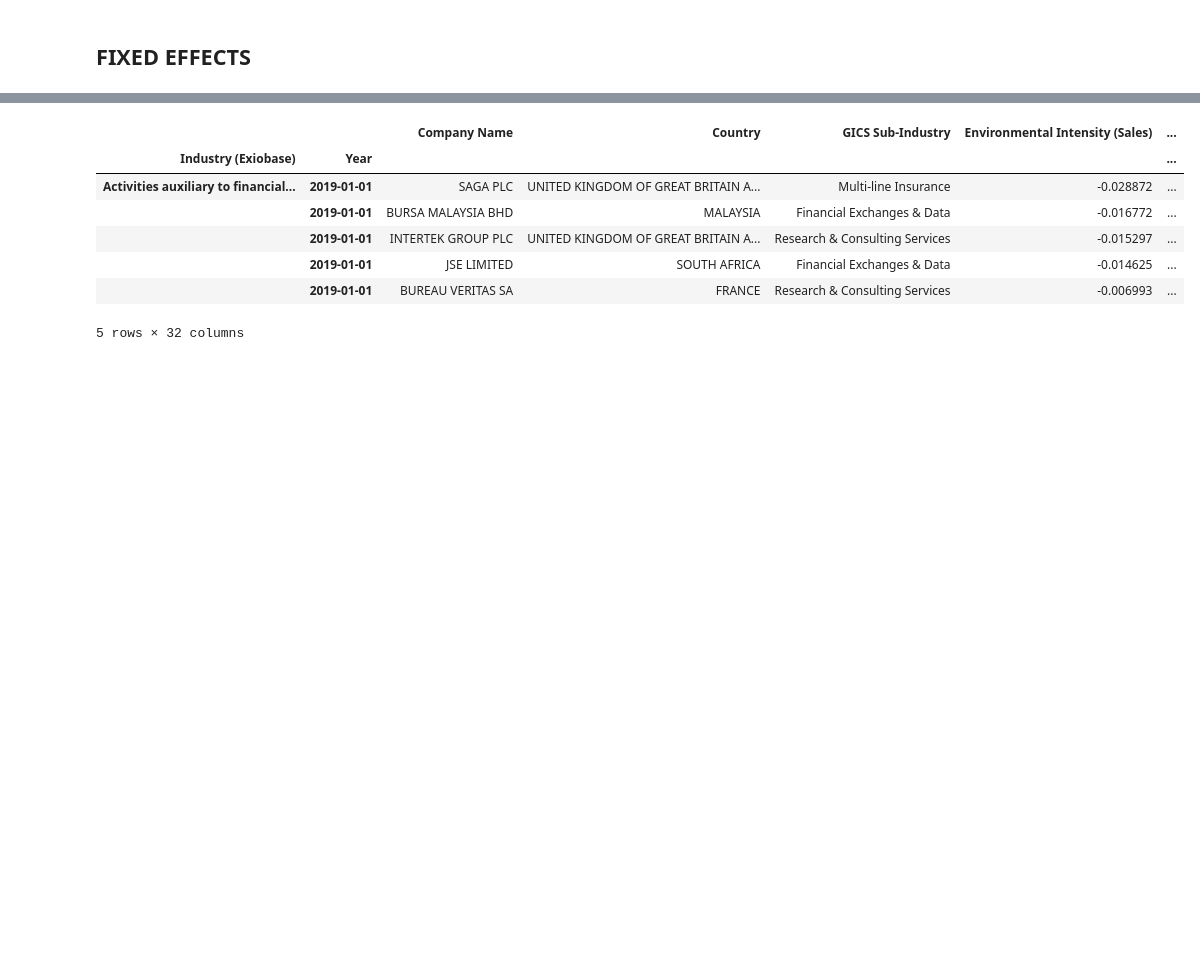
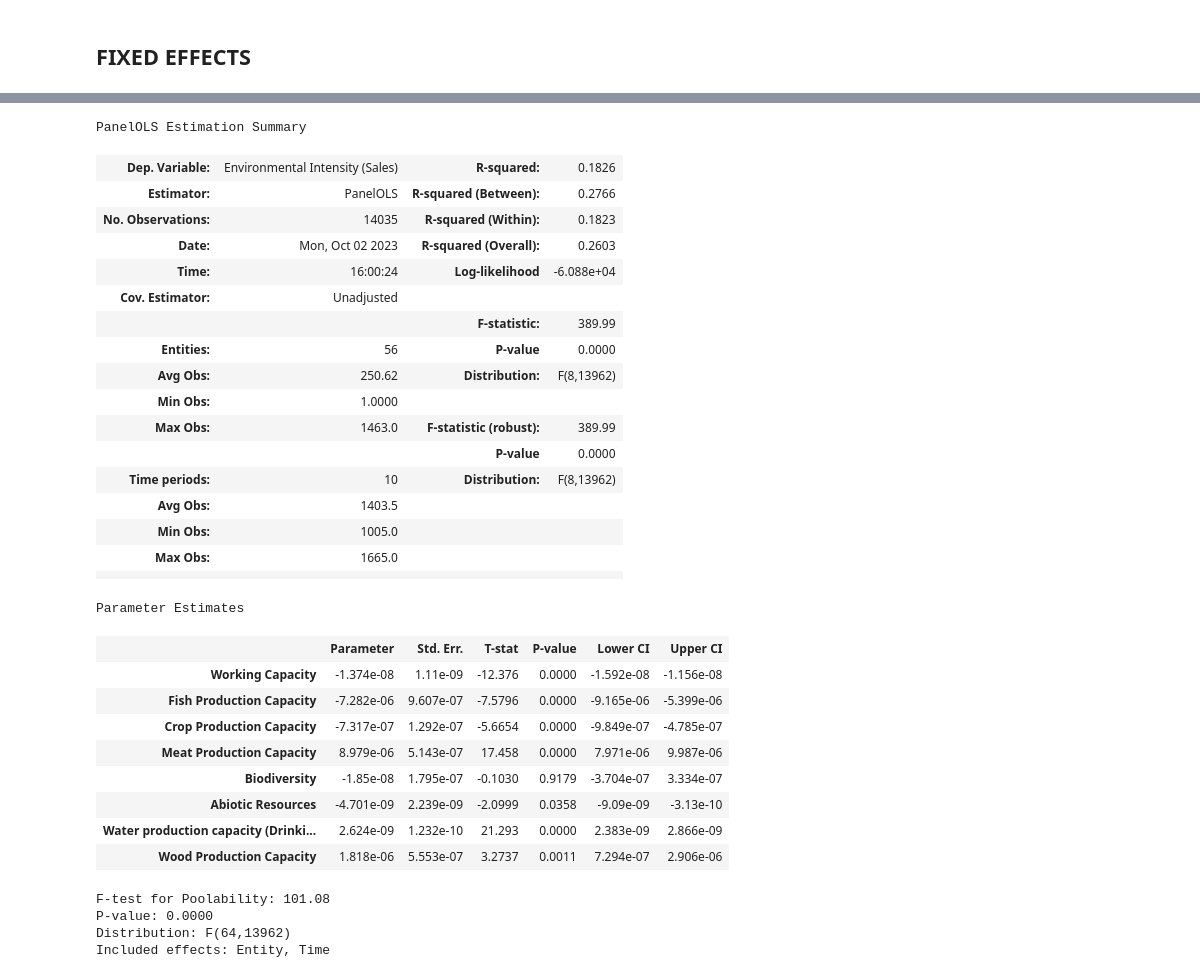
Before and after one commit to yummypugs/SPM-Project-Harvard, a Jupyter notebook: Models/SDG_UN_lasso.ipynb, the cells around one changed output, grey strips where cells are left out. Cells and saved outputs as stored; diff of their text form; code cells hidden in the pictures; blank space fills up the shorter version.

```diff
--- a/Models/SDG_UN_lasso.ipynb
+++ b/Models/SDG_UN_lasso.ipynb
@@ -17,6 +17,10 @@ from sklearn.linear_model import Lasso
 # %%
 #df = pd.read_excel("IWA.xlsx", sheet_name='Final Raw Sample(3%)')
 df = pd.read_excel("IWA.xlsx", sheet_name='Final Raw Sample(0%)')
+df["Revenue"] = df["Total Environmental Cost"]/df["Environmental Intensity (Sales)"]
+df["Operating Income"] = df["Total Environmental Cost"]/df["Environmental Intensity (Op Inc)"]
+df["Environmental Intensity (Op Inc)"] = df["Environmental Intensity (Op Inc)"]*100
+df["Environmental Intensity (Sales)"] = df["Environmental Intensity (Sales)"]*100
 df.head()
 # %% [output]
 |  | Year | Company Name | Country | GICS Sub-Industry | Industry (Exiobase) | Environmental Intensity (Sales) | ... |
@@ -282,21 +262,51 @@ strong multicollinearity problems or that the design matrix is singular.
 # %%
-import pandas as pd
-from linearmodels.panel import PanelOLS
-
 fixedEffects_df = df.copy()
 fixedEffects_df['Year'] = pd.to_datetime(fixedEffects_df['Year'], format='%Y')
 
 # Set 'Year' as the time variable and 'Company Name' as the entity variable
 fixedEffects_df.set_index(['Industry (Exiobase)', 'Year'], inplace=True)
-#fixedEffects_df["Revenue"] = fixedEffects_df["Total Environmental Cost"]/fixedEffects_df["Environmental Intensity (Sales)"]
-fixedEffects_df.head()
+
+y = fixedEffects_df['Environmental Intensity (Sales)']
+X = fixedEffects_df[["Working Capacity", "Fish Production Capacity", "Crop Production Capacity",
+                      "Meat Production Capacity", "Biodiversity", "Abiotic Resources",
+                      "Water production capacity (Drinking water & Irrigation Water)", "Wood Production Capacity"]]
+
+fixed_effects_model = PanelOLS(y, X, entity_effects=True, time_effects=True, drop_absorbed=True, check_rank=False)
+
+# fit the model and print the summary statistics
+fixed_effects_results = fixed_effects_model.fit()
+fixed_effects_results.summary
 # %% [output]
+PanelOLS Estimation Summary
-|  |  | Company Name | Country | GICS Sub-Industry | Environmental Intensity (Sales) | ... |
-| Industry (Exiobase) | Year |  |  |  |  | ... |
-| Activities auxiliary to financial... | 2019-01-01 | SAGA PLC | UNITED KINGDOM OF GREAT BRITAIN A... | Multi-line Insurance | -0.028872 | ... |
-|  | 2019-01-01 | BURSA MALAYSIA BHD | MALAYSIA | Financial Exchanges & Data | -0.016772 | ... |
-|  | 2019-01-01 | INTERTEK GROUP PLC | UNITED KINGDOM OF GREAT BRITAIN A... | Research & Consulting Services | -0.015297 | ... |
-|  | 2019-01-01 | JSE LIMITED | SOUTH AFRICA | Financial Exchanges & Data | -0.014625 | ... |
-|  | 2019-01-01 | BUREAU VERITAS SA | FRANCE | Research & Consulting Services | -0.006993 | ... |
+| Dep. Variable: | Environmental Intensity (Sales) | R-squared: | 0.1826 |
+| Estimator: | PanelOLS | R-squared (Between): | 0.2766 |
+| No. Observations: | 14035 | R-squared (Within): | 0.1823 |
+| Date: | Mon, Oct 02 2023 | R-squared (Overall): | 0.2603 |
+| Time: | 16:00:24 | Log-likelihood | -6.088e+04 |
+| Cov. Estimator: | Unadjusted |  |  |
+|  |  | F-statistic: | 389.99 |
+| Entities: | 56 | P-value | 0.0000 |
+| Avg Obs: | 250.62 | Distribution: | F(8,13962) |
+| Min Obs: | 1.0000 |  |  |
+| Max Obs: | 1463.0 | F-statistic (robust): | 389.99 |
+|  |  | P-value | 0.0000 |
+| Time periods: | 10 | Distribution: | F(8,13962) |
+| Avg Obs: | 1403.5 |  |  |
+| Min Obs: | 1005.0 |  |  |
+| Max Obs: | 1665.0 |  |  |
+|  |  |  |  |
-5 rows × 32 columns
+Parameter Estimates
+|  | Parameter | Std. Err. | T-stat | P-value | Lower CI | Upper CI |
+| Working Capacity | -1.374e-08 | 1.11e-09 | -12.376 | 0.0000 | -1.592e-08 | -1.156e-08 |
+| Fish Production Capacity | -7.282e-06 | 9.607e-07 | -7.5796 | 0.0000 | -9.165e-06 | -5.399e-06 |
+| Crop Production Capacity | -7.317e-07 | 1.292e-07 | -5.6654 | 0.0000 | -9.849e-07 | -4.785e-07 |
+| Meat Production Capacity | 8.979e-06 | 5.143e-07 | 17.458 | 0.0000 | 7.971e-06 | 9.987e-06 |
+| Biodiversity | -1.85e-08 | 1.795e-07 | -0.1030 | 0.9179 | -3.704e-07 | 3.334e-07 |
+| Abiotic Resources | -4.701e-09 | 2.239e-09 | -2.0999 | 0.0358 | -9.09e-09 | -3.13e-10 |
+| Water production capacity (Drinki... | 2.624e-09 | 1.232e-10 | 21.293 | 0.0000 | 2.383e-09 | 2.866e-09 |
+| Wood Production Capacity | 1.818e-06 | 5.553e-07 | 3.2737 | 0.0011 | 7.294e-07 | 2.906e-06 |
+F-test for Poolability: 101.08
+P-value: 0.0000
+Distribution: F(64,13962)
+Included effects: Entity, Time
 # %%
```
Also changed, not shown: parts of 13 cells of this notebook.
